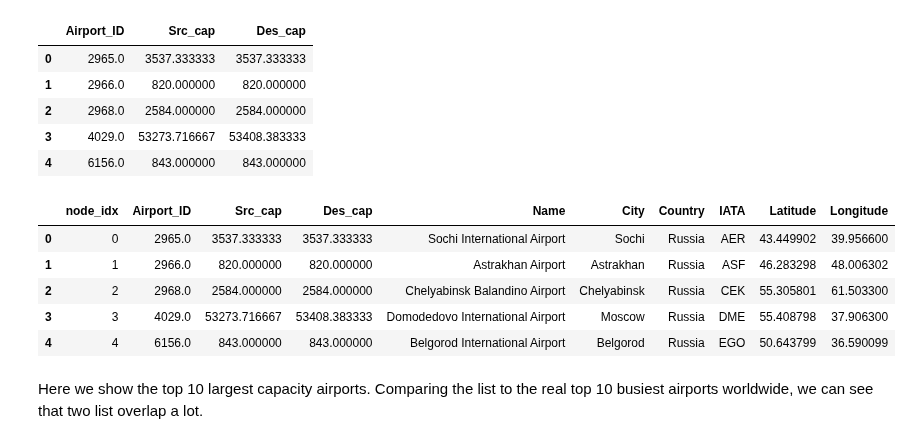
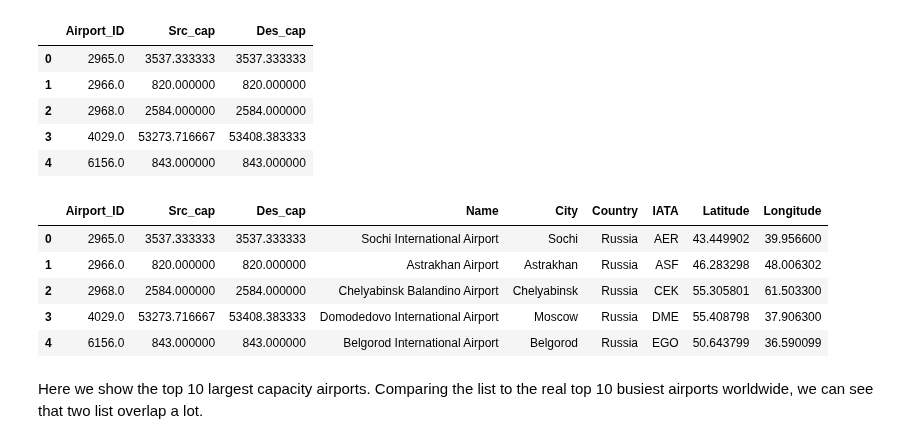
Before and after one commit to ownzonefeng/ntds_groupwork, a Jupyter notebook: Project/flightdelay/OpenFlightDescrip.ipynb, the cells around one changed output. Cells and saved outputs as stored; diff of their text form; code cells hidden in the pictures.

```diff
--- a/Project/flightdelay/OpenFlightDescrip.ipynb
+++ b/Project/flightdelay/OpenFlightDescrip.ipynb
@@ -18,12 +18,12 @@ import missingno as msno
 routenames = ['Airline', 'Airline_ID', 'Src_IATA', 'Src_ID',
             'Des_IATA', 'Des_ID', 'Codeshare', 'Stops', 'Equipment']
 
-routes = pd.read_csv("routes.dat",header = None,names = routenames,encoding = 'utf-8', na_values='\\N')
+routes = pd.read_csv("../routes.dat",header = None,names = routenames,encoding = 'utf-8', na_values='\\N')
 routes.dropna(subset=["Airline_ID"], inplace=True)
 
-airlines = pd.read_csv("airlines.dat",names = ['Airline_ID','Name','Alias','IATA','ICAO','Callsign','Country','Active'])
+airlines = pd.read_csv("../airlines.dat",names = ['Airline_ID','Name','Alias','IATA','ICAO','Callsign','Country','Active'])
 
-airports = pd.read_csv("airports.dat",names = ['Airport_ID','Name','City','Country','IATA','ICAO','Latitude','Longitude',
+airports = pd.read_csv("../airports.dat",names = ['Airport_ID','Name','City','Country','IATA','ICAO','Latitude','Longitude',
                                                'Altitude','Timezone','DST','TZ database','Type','Source'], na_values='\\N')
 # %% [markdown]
 Below we use `msno` to show the information of dataset. White lines mean missing value.
@@ -77,7 +77,7 @@ routes.drop(columns=['Airline','Airline_ID','Codeshare'],inplace=True)
 routes.dropna(subset=['Equipment'],inplace=True)
 routes.reset_index(level=0, drop=True,inplace=True)
 # %%
-capacity = pd.read_excel('capacity.xlsx',header=None,index_col=0)
+capacity = pd.read_excel('../capacity.xlsx',header=None,index_col=0)
 capacity.columns = ['Equipment','Capacity','test']
 capacity = capacity[['Equipment','Capacity']]
 # %%
@@ -129,14 +129,14 @@ portgeo.head(5)
 # %%
 # the final .csv containing latittude, longitude, capcity and node index for each airport
 portgeo = portgeo.merge(airports[['Name','City','Country','IATA','Latitude','Longitude','Airport_ID']],on='Airport_ID')
-portgeo.reset_index(level=0, inplace=True)
-portgeo.rename(columns={'index':'node_idx'},inplace=True)
+#portgeo.reset_index(level=0, inplace=True)
+#portgeo.rename(columns={'index':'node_idx'},inplace=True)
 portgeo.head(5)
 # %% [output]
-|  | node_idx | Airport_ID | Src_cap | Des_cap | Name | City | Country | IATA | Latitude | Longitude |
-| 0 | 0 | 2965.0 | 3537.333333 | 3537.333333 | Sochi International Airport | Sochi | Russia | AER | 43.449902 | 39.956600 |
-| 1 | 1 | 2966.0 | 820.000000 | 820.000000 | Astrakhan Airport | Astrakhan | Russia | ASF | 46.283298 | 48.006302 |
-| 2 | 2 | 2968.0 | 2584.000000 | 2584.000000 | Chelyabinsk Balandino Airport | Chelyabinsk | Russia | CEK | 55.305801 | 61.503300 |
-| 3 | 3 | 4029.0 | 53273.716667 | 53408.383333 | Domodedovo International Airport | Moscow | Russia | DME | 55.408798 | 37.906300 |
-| 4 | 4 | 6156.0 | 843.000000 | 843.000000 | Belgorod International Airport | Belgorod | Russia | EGO | 50.643799 | 36.590099 |
+|  | Airport_ID | Src_cap | Des_cap | Name | City | Country | IATA | Latitude | Longitude |
+| 0 | 2965.0 | 3537.333333 | 3537.333333 | Sochi International Airport | Sochi | Russia | AER | 43.449902 | 39.956600 |
+| 1 | 2966.0 | 820.000000 | 820.000000 | Astrakhan Airport | Astrakhan | Russia | ASF | 46.283298 | 48.006302 |
+| 2 | 2968.0 | 2584.000000 | 2584.000000 | Chelyabinsk Balandino Airport | Chelyabinsk | Russia | CEK | 55.305801 | 61.503300 |
+| 3 | 4029.0 | 53273.716667 | 53408.383333 | Domodedovo International Airport | Moscow | Russia | DME | 55.408798 | 37.906300 |
+| 4 | 6156.0 | 843.000000 | 843.000000 | Belgorod International Airport | Belgorod | Russia | EGO | 50.643799 | 36.590099 |
 # %%
```
Also changed, not shown: parts of 25 cells of this notebook, 1 other file.
